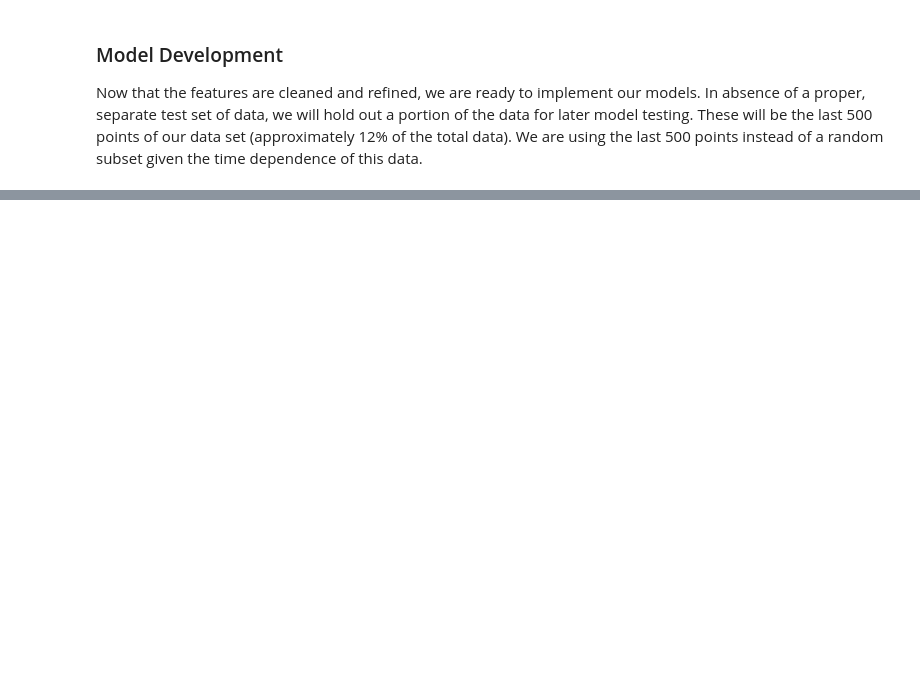
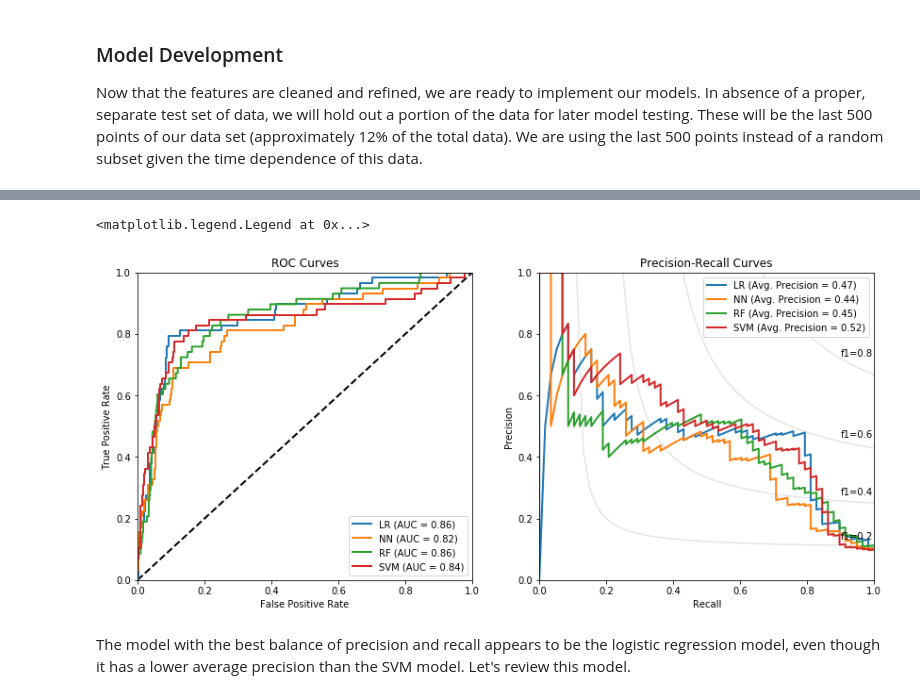
Before and after one commit to dainny1/QL-Case-Study, a Jupyter notebook: CaseStudy.ipynb, the cells around one changed output, grey strips where cells are left out. Drawn from its saved outputs; the diff is of its cells as text; code cells hidden in the pictures; blank space fills up the shorter version.

```diff
--- a/CaseStudy.ipynb
+++ b/CaseStudy.ipynb
@@ -353,6 +355,10 @@ tss = TimeSeriesSplit(n_splits=5)
 features = list(train_group.columns.drop("y"))
 target = "y"
 # %%
+import warnings
+import sklearn.exceptions
+warnings.filterwarnings("ignore", category=sklearn.exceptions.UndefinedMetricWarning)
+
 def select_models(df,features,target):
 
     # List of dictionaries, each containing a model name,
@@ -384,7 +390,7 @@ def select_models(df,features,target):
             "estimator": RandomForestClassifier(),
             "hyperparameters":
                 {
-                    "n_estimators": [5, 10, 20],
+                    "n_estimators": [10, 20, 30],
                     "criterion": ["entropy", "gini"],
                     "max_depth": [2, 5, 10],
                     "max_features": ["log2", "sqrt"],
@@ -411,14 +417,19 @@ def select_models(df,features,target):
 
         grid = GridSearchCV(model["estimator"],
                             param_grid=model["hyperparameters"],
-                            scoring='roc_auc',
+                            scoring=['f1','roc_auc','average_precision'],
+                            refit='f1',
                             cv=tss.split(df))
         grid.fit(df[features],df[target])
         model["best_params"] = grid.best_params_
         model["best_score"] = grid.best_score_
         model["best_model"] = grid.best_estimator_
+        model["average_precision"] = grid.cv_results_['mean_test_average_precision'][np.argmax(grid.cv_results_['mean_test_f1'])]
+        model["roc_auc"] = grid.cv_results_['mean_test_roc_auc'][np.argmax(grid.cv_results_['mean_test_f1'])]
 
-        print("Best Score: {}".format(model["best_score"]))
+        print("Best Model F1: {}".format(model["best_score"]))
+        print("Best Model Average Precision: {}".format(model["average_precision"]))
+        print("Best Model ROC AUC: {}".format(model["roc_auc"]))
         print("Best Parameters: {}\n".format(model["best_params"]))
 
     return models
@@ -448,0 +612,40 @@ Best Parameters: {'class_weight': 'balanced', 'gamma': 'auto', 'kernel': 'poly'}
+# %%
+fig, (ax1, ax2) = plt.subplots(1, 2, figsize=(14,6))
+
+# Generate ROC Curves
+ax1.plot([0, 1], [0, 1], linestyle='--',lw=2,color='black')
+ax1.plot(lr_fpr, lr_tpr, lw=2, label='LR (AUC = %0.2f)' % lr_auc)
+ax1.plot(nn_fpr, nn_tpr, lw=2, label='NN (AUC = %0.2f)' % nn_auc)
+ax1.plot(rf_fpr, rf_tpr, lw=2, label='RF (AUC = %0.2f)' % rf_auc)
+ax1.plot(svm_fpr, svm_tpr, lw=2, label='SVM (AUC = %0.2f)' % svm_auc)
+ax1.set_xlim([0,1])
+ax1.set_ylim([0,1])
+ax1.set_xlabel("False Positive Rate")
+ax1.set_ylabel("True Positive Rate")
+ax1.set_title("ROC Curves")
+ax1.legend(loc="lower right")
+
+# Generate Precision-Recall Curves
+
+f_scores = np.linspace(0.2, 0.8, num=4)
+for f_score in f_scores:
+    x = np.linspace(0.01, 1)
+    y = f_score * x / (2 * x - f_score)
+    ax2.plot(x[y >= 0], y[y >= 0], color='gray', alpha=0.2)
+    ax2.annotate('f1={0:0.1f}'.format(f_score), xy=(0.9, y[45] + 0.02))
+
+ax2.plot(lr_recall, lr_precision, lw=2, label='LR (Avg. Precision = %0.2f)' % lr_avg_prec)
+ax2.plot(nn_recall, nn_precision, lw=2, label='NN (Avg. Precision = %0.2f)' % nn_avg_prec)
+ax2.plot(rf_recall, rf_precision, lw=2, label='RF (Avg. Precision = %0.2f)' % rf_avg_prec)
+ax2.plot(svm_recall, svm_precision, lw=2, label='SVM (Avg. Precision = %0.2f)' % svm_avg_prec)
+ax2.set_xlim([0,1])
+ax2.set_ylim([0,1])
+ax2.set_xlabel("Recall")
+ax2.set_ylabel("Precision")
+ax2.set_title("Precision-Recall Curves")
+ax2.legend(loc="upper right")
+# %% [output]
+<matplotlib.legend.Legend at 0x...>
+[figure, added]
+# %% [markdown]
+The model with the best balance of precision and recall appears to be the logistic regression model, even though it has a lower average precision than the SVM model. Let's review this model.
```
Also changed, not shown: parts of 25 cells of this notebook.
